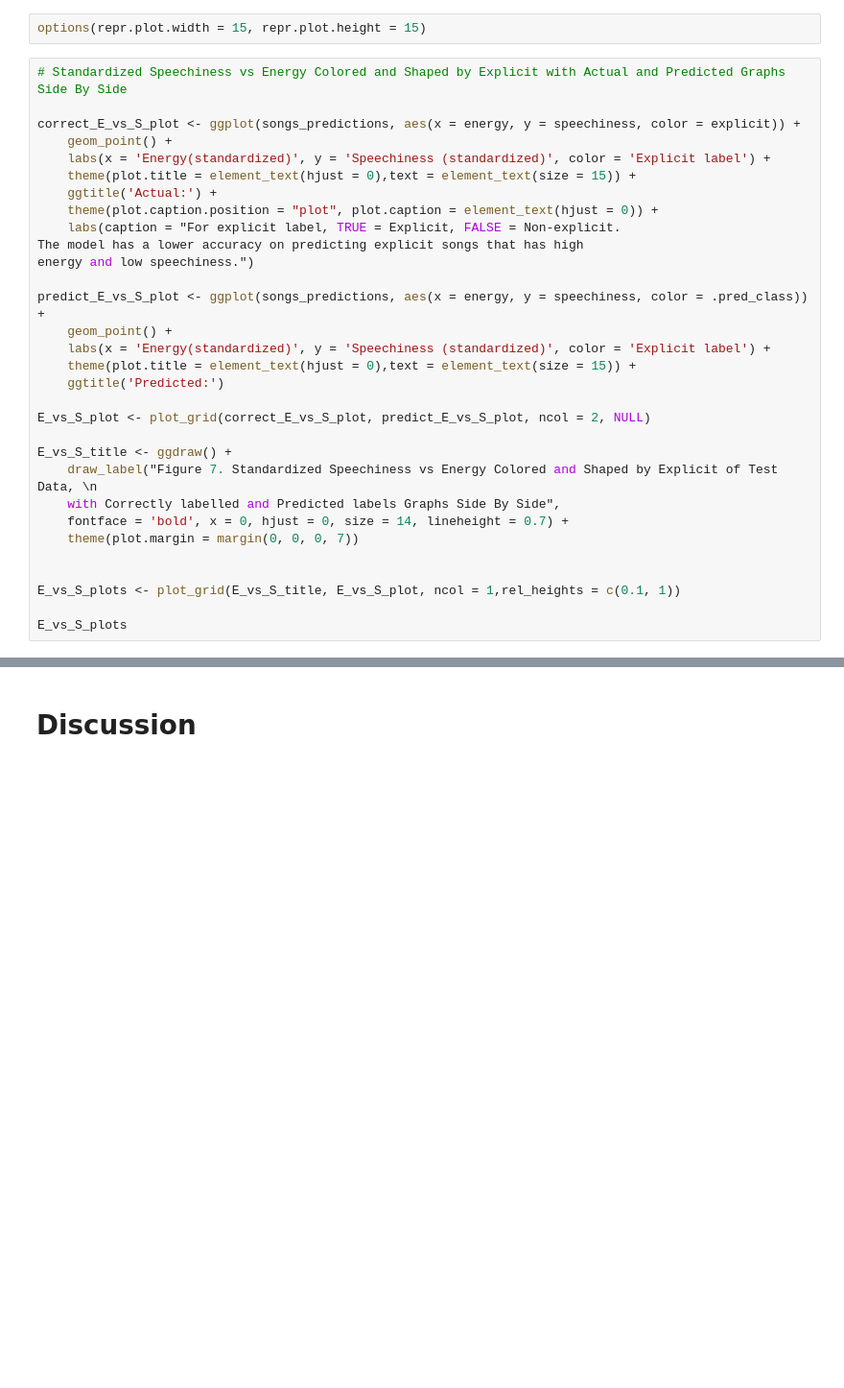
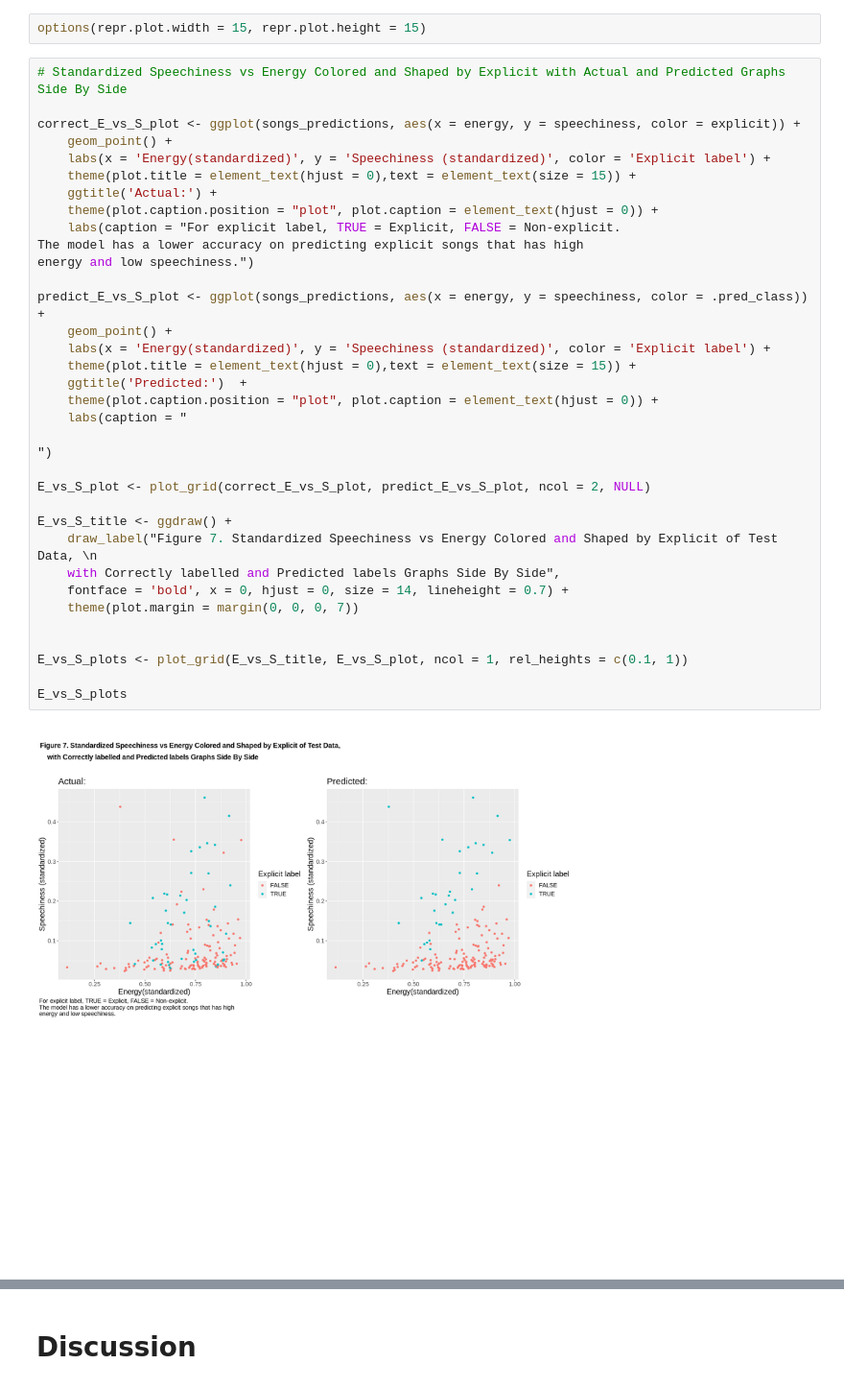
Before and after one commit to SugarLucas/dsci_100_project, a Jupyter notebook: Top_hits.ipynb, the cells around one changed output, grey strips where cells are left out. Shown at 96% size. Cells and saved outputs as stored; diff of their text form; blank space fills up the shorter version.

```diff
--- a/Top_hits.ipynb
+++ b/Top_hits.ipynb
@@ -405,34 +422,40 @@ options(repr.plot.width = 15, repr.plot.height = 15)
 # %%
 # Standardized Speechiness vs Energy Colored and Shaped by Explicit with Actual and Predicted Graphs Side By Side
 
 correct_E_vs_S_plot <- ggplot(songs_predictions, aes(x = energy, y = speechiness, color = explicit)) +
     geom_point() +
     labs(x = 'Energy(standardized)', y = 'Speechiness (standardized)', color = 'Explicit label') +
     theme(plot.title = element_text(hjust = 0),text = element_text(size = 15)) +
     ggtitle('Actual:') +
     theme(plot.caption.position = "plot", plot.caption = element_text(hjust = 0)) +
     labs(caption = "For explicit label, TRUE = Explicit, FALSE = Non-explicit.
 The model has a lower accuracy on predicting explicit songs that has high
 energy and low speechiness.")
 
 predict_E_vs_S_plot <- ggplot(songs_predictions, aes(x = energy, y = speechiness, color = .pred_class)) +
     geom_point() +
     labs(x = 'Energy(standardized)', y = 'Speechiness (standardized)', color = 'Explicit label') +
     theme(plot.title = element_text(hjust = 0),text = element_text(size = 15)) +
-    ggtitle('Predicted:')
+    ggtitle('Predicted:')  +
+    theme(plot.caption.position = "plot", plot.caption = element_text(hjust = 0)) +
+    labs(caption = "
+
+")
 
 E_vs_S_plot <- plot_grid(correct_E_vs_S_plot, predict_E_vs_S_plot, ncol = 2, NULL)
 
 E_vs_S_title <- ggdraw() +
     draw_label("Figure 7. Standardized Speechiness vs Energy Colored and Shaped by Explicit of Test Data, \n
     with Correctly labelled and Predicted labels Graphs Side By Side",
     fontface = 'bold', x = 0, hjust = 0, size = 14, lineheight = 0.7) +
     theme(plot.margin = margin(0, 0, 0, 7))
 
 
-E_vs_S_plots <- plot_grid(E_vs_S_title, E_vs_S_plot, ncol = 1,rel_heights = c(0.1, 1))
+E_vs_S_plots <- plot_grid(E_vs_S_title, E_vs_S_plot, ncol = 1, rel_heights = c(0.1, 1))
 
 E_vs_S_plots
+# %% [output]
+[figure, added]
 # %%
 # Standardized Speechiness vs Danceablity Colored and Shaped by Explicit with Actual and Predicted Graphs Side By Side
 
```
Also changed, not shown: parts of 5 cells of this notebook.
